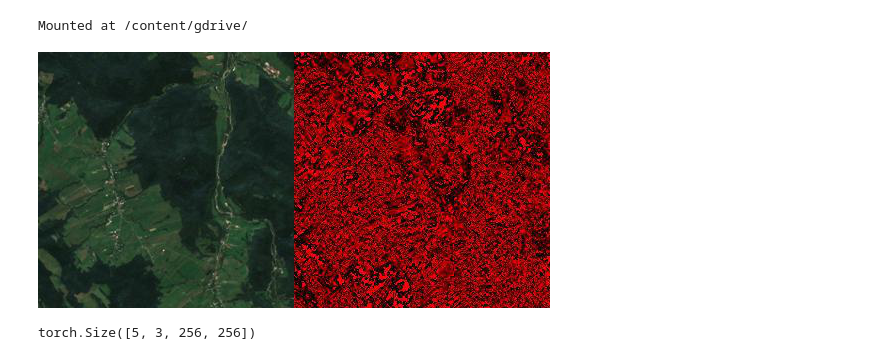
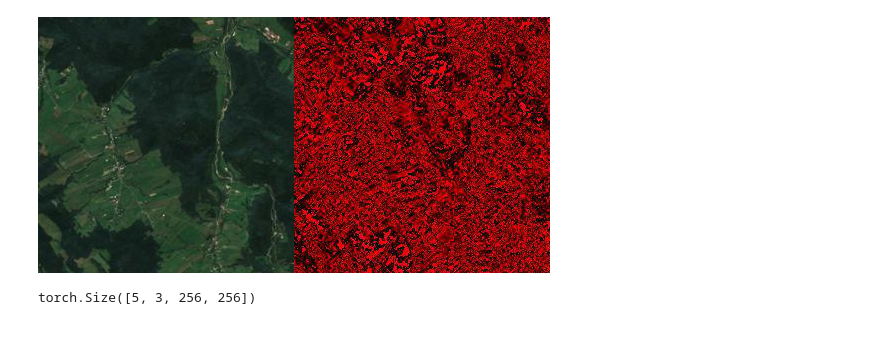
Before and after one commit to Naumenko-KM/MapTransfer, a Jupyter notebook: pix2pix/pix2pix.ipynb, the cells around one changed output. Cells and saved outputs as stored; diff of their text form; code cells hidden in the pictures.

```diff
--- a/pix2pix/pix2pix.ipynb
+++ b/pix2pix/pix2pix.ipynb
@@ -43,7 +25,2 @@ from tqdm import tqdm
 
 torch.backends.cudnn.benchmark = True
-# %%
-from google.colab import drive
-drive.mount('/content/gdrive/')
-# %% [output]
-Mounted at /content/gdrive/
@@ -52,8 +27,14 @@ dataset_path = '/content/gdrive/MyDrive/MIS/styletransfer/pix2pix_dataset'
 # %%
-# example
-Image.open('/content/gdrive/MyDrive/MIS/styletransfer/pix2pix_dataset/train/20.0_49.0_000.jpeg')
+# from google.colab import drive
+# drive.mount('/content/gdrive/')
+# dataset_path = '/content/gdrive/MyDrive/MIS/styletransfer/pix2pix_dataset'
+# Image.open('/content/gdrive/MyDrive/MIS/styletransfer/pix2pix_dataset/train/20.0_49.0_000.jpeg')
-# %% [output]
-[figure, removed]
+# %%
+dataset_path = "C:/Users/supercomp/MapTransfer/dataset_vis2inf/dataset_pix2pix"
+# example
+Image.open(dataset_path+'/example/20.0_49.0_000.jpeg')
+# %% [output]
+[figure, added]
 # %%
 DEVICE = "cuda" if torch.cuda.is_available() else "cpu"
 TRAIN_DIR = dataset_path + '/train'
```
Also changed, not shown: parts of 7 cells of this notebook, 1 other file.
